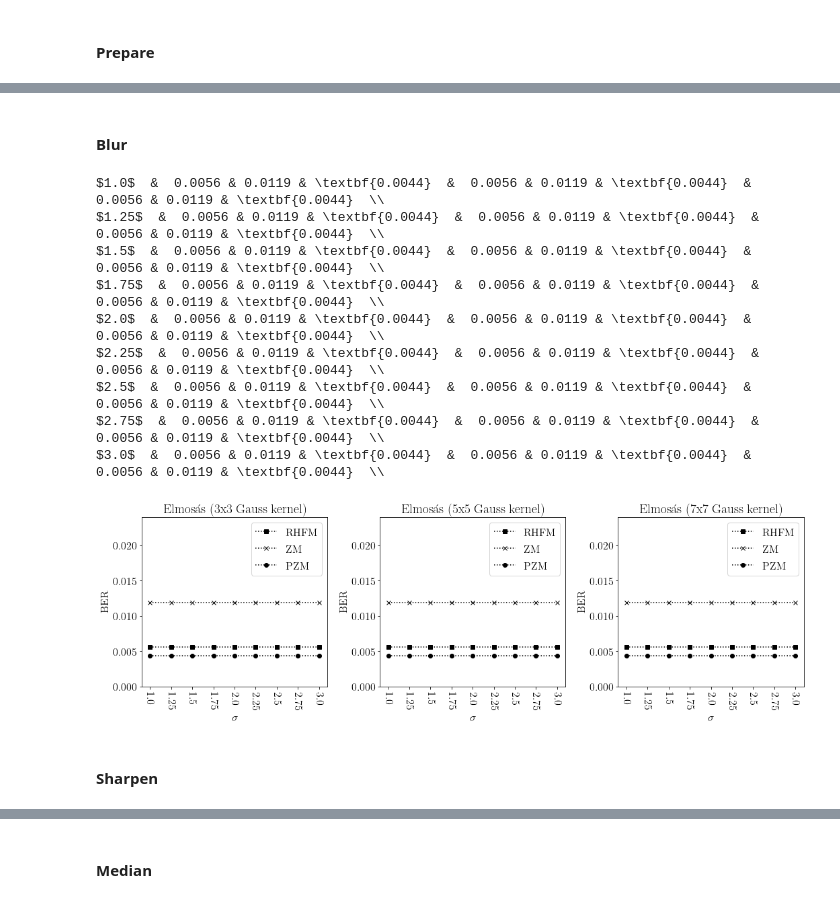
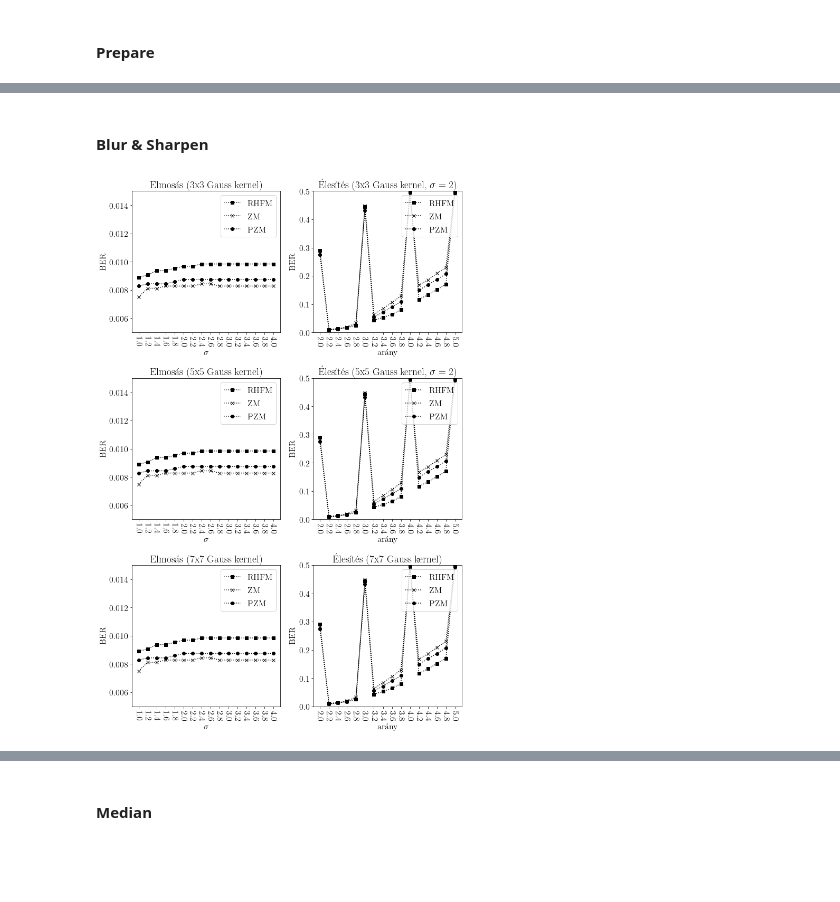
Before and after one commit to gkrupp/watermarking, a Jupyter notebook: plotgen/transforms/geometry.ipynb, the cells around one changed output, grey strips where cells are left out. Drawn from its saved outputs; the diff is of its cells as text; code cells hidden in the pictures; blank space fills up the shorter version.

Commit message:
bench kernel size fix

```diff
--- a/plotgen/transforms/geometry.ipynb
+++ b/plotgen/transforms/geometry.ipynb
@@ -157,36 +123,24 @@ plt.show()
 # %% [markdown]
-#### Blur
+#### Blur & Sharpen
-# %%
-scale = lambda x: '$'+str(x)+'$'
-make_table([
-    ('Blur/3x3/', scale),
-    ('Blur/5x5/', scale),
-    ('Blur/5x5/', scale),
-])
-# %% [output]
-$1.0$  &  0.0056 & 0.0119 & \textbf{0.0044}  &  0.0056 & 0.0119 & \textbf{0.0044}  &  0.0056 & 0.0119 & \textbf{0.0044}  \\
-$1.25$  &  0.0056 & 0.0119 & \textbf{0.0044}  &  0.0056 & 0.0119 & \textbf{0.0044}  &  0.0056 & 0.0119 & \textbf{0.0044}  \\
-$1.5$  &  0.0056 & 0.0119 & \textbf{0.0044}  &  0.0056 & 0.0119 & \textbf{0.0044}  &  0.0056 & 0.0119 & \textbf{0.0044}  \\
-$1.75$  &  0.0056 & 0.0119 & \textbf{0.0044}  &  0.0056 & 0.0119 & \textbf{0.0044}  &  0.0056 & 0.0119 & \textbf{0.0044}  \\
-$2.0$  &  0.0056 & 0.0119 & \textbf{0.0044}  &  0.0056 & 0.0119 & \textbf{0.0044}  &  0.0056 & 0.0119 & \textbf{0.0044}  \\
-$2.25$  &  0.0056 & 0.0119 & \textbf{0.0044}  &  0.0056 & 0.0119 & \textbf{0.0044}  &  0.0056 & 0.0119 & \textbf{0.0044}  \\
-$2.5$  &  0.0056 & 0.0119 & \textbf{0.0044}  &  0.0056 & 0.0119 & \textbf{0.0044}  &  0.0056 & 0.0119 & \textbf{0.0044}  \\
-$2.75$  &  0.0056 & 0.0119 & \textbf{0.0044}  &  0.0056 & 0.0119 & \textbf{0.0044}  &  0.0056 & 0.0119 & \textbf{0.0044}  \\
-$3.0$  &  0.0056 & 0.0119 & \textbf{0.0044}  &  0.0056 & 0.0119 & \textbf{0.0044}  &  0.0056 & 0.0119 & \textbf{0.0044}  \\
 # %%
-fig, axes = plt.subplots(1,3, figsize=(15,5))
+fig, axes = plt.subplots(3,2, figsize=(10,15))
 
-xs, ys_rhfm, ys_zm, ys_pzm = extraxt(list(filter(lambda name:name.startswith('Blur/3x3'),rhfm.columns)))
-plot_field(plt, axes[0], 'Elmosás (3x3 Gauss kernel)', '$\sigma$', 'BER', (0,0.024))
-xs, ys_rhfm, ys_zm, ys_pzm = extraxt(list(filter(lambda name:name.startswith('Blur/5x5'),rhfm.columns)))
-plot_field(plt, axes[1], 'Elmosás (5x5 Gauss kernel)', '$\sigma$', 'BER', (0,0.024))
-xs, ys_rhfm, ys_zm, ys_pzm = extraxt(list(filter(lambda name:name.startswith('Blur/7x7'),rhfm.columns)))
-plot_field(plt, axes[2], 'Elmosás (7x7 Gauss kernel)', '$\sigma$', 'BER', (0,0.024))
+xs, ys_rhfm, ys_zm, ys_pzm = extraxt(list(filter(lambda name:name.startswith('Blur/3x3/'),rhfm.columns)))
+plot_field(plt, axes[0,0], 'Elmosás (3x3 Gauss kernel)', '$\sigma$', 'BER', (0.005,0.015))
+xs, ys_rhfm, ys_zm, ys_pzm = extraxt(list(filter(lambda name:name.startswith('Blur/5x5/'),rhfm.columns)))
+plot_field(plt, axes[1,0], 'Elmosás (5x5 Gauss kernel)', '$\sigma$', 'BER', (0.005,0.015))
+xs, ys_rhfm, ys_zm, ys_pzm = extraxt(list(filter(lambda name:name.startswith('Blur/7x7/'),rhfm.columns)))
+plot_field(plt, axes[2,0], 'Elmosás (7x7 Gauss kernel)', '$\sigma$', 'BER', (0.005,0.015))
+
+xs, ys_rhfm, ys_zm, ys_pzm = extraxt(list(filter(lambda name:name.startswith('Sharpen/3x3/'),rhfm.columns)))
+plot_field(plt, axes[0,1], 'Élesítés (3x3 Gauss kernel, $\sigma=2$)', 'arány', 'BER', (0,0.5))
+xs, ys_rhfm, ys_zm, ys_pzm = extraxt(list(filter(lambda name:name.startswith('Sharpen/5x5/'),rhfm.columns)))
+plot_field(plt, axes[1,1], 'Élesítés (5x5 Gauss kernel, $\sigma=2$)', 'arány', 'BER', (0,0.5))
+xs, ys_rhfm, ys_zm, ys_pzm = extraxt(list(filter(lambda name:name.startswith('Sharpen/7x7/'),rhfm.columns)))
+plot_field(plt, axes[2,1], 'Élesítés (7x7 Gauss kernel)', 'arány', 'BER', (0,0.5))
 
 plt.tight_layout()
-plt.savefig('bs_blur.png', dpi=300)
+plt.savefig('bs_blur_sharpen.png', dpi=300)
 plt.show()
 # %% [output]
-[figure, old version]
+[figure, new version]
-# %% [markdown]
-#### Sharpen
```
Also changed, not shown: parts of 15 cells of this notebook, 31 other files.
